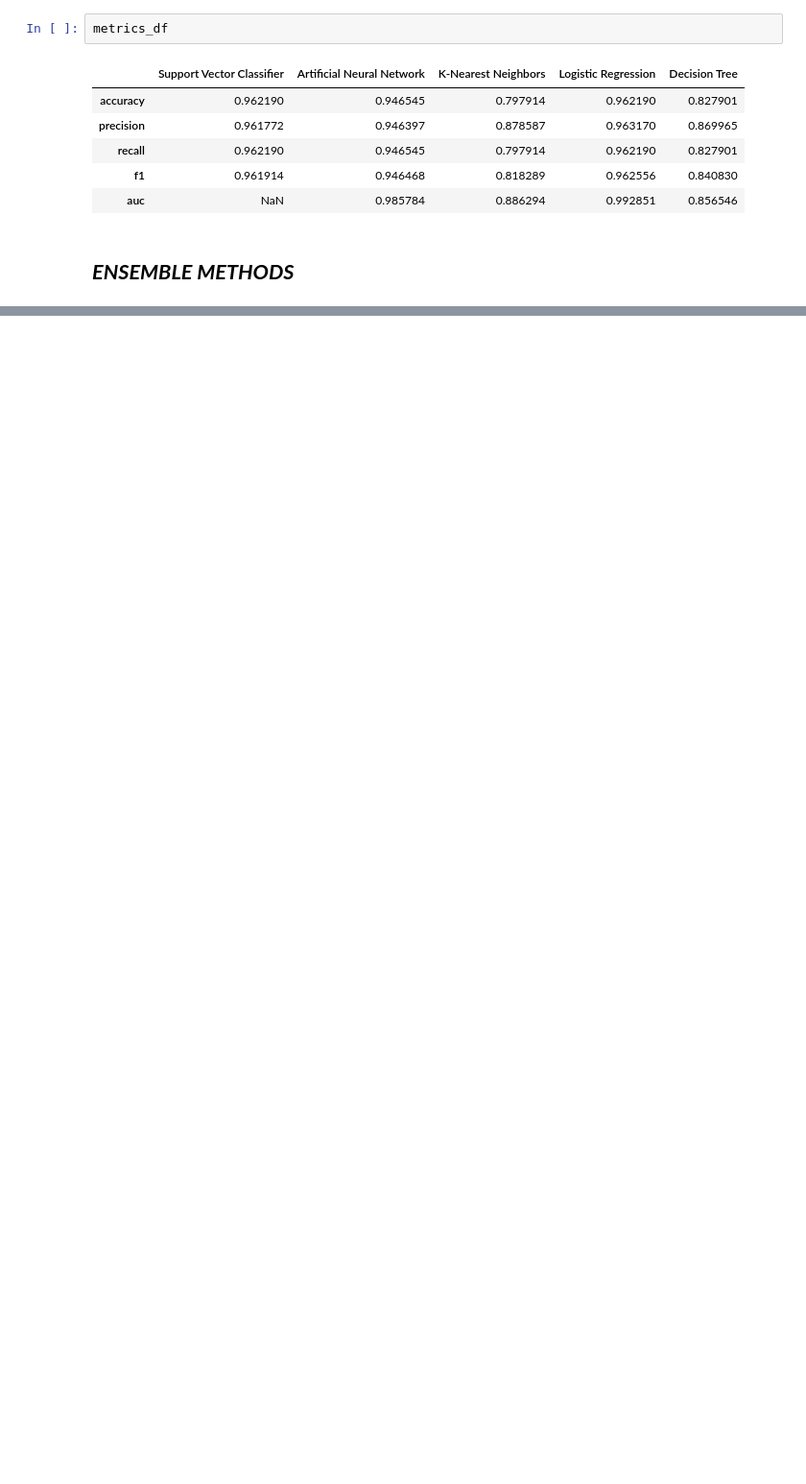
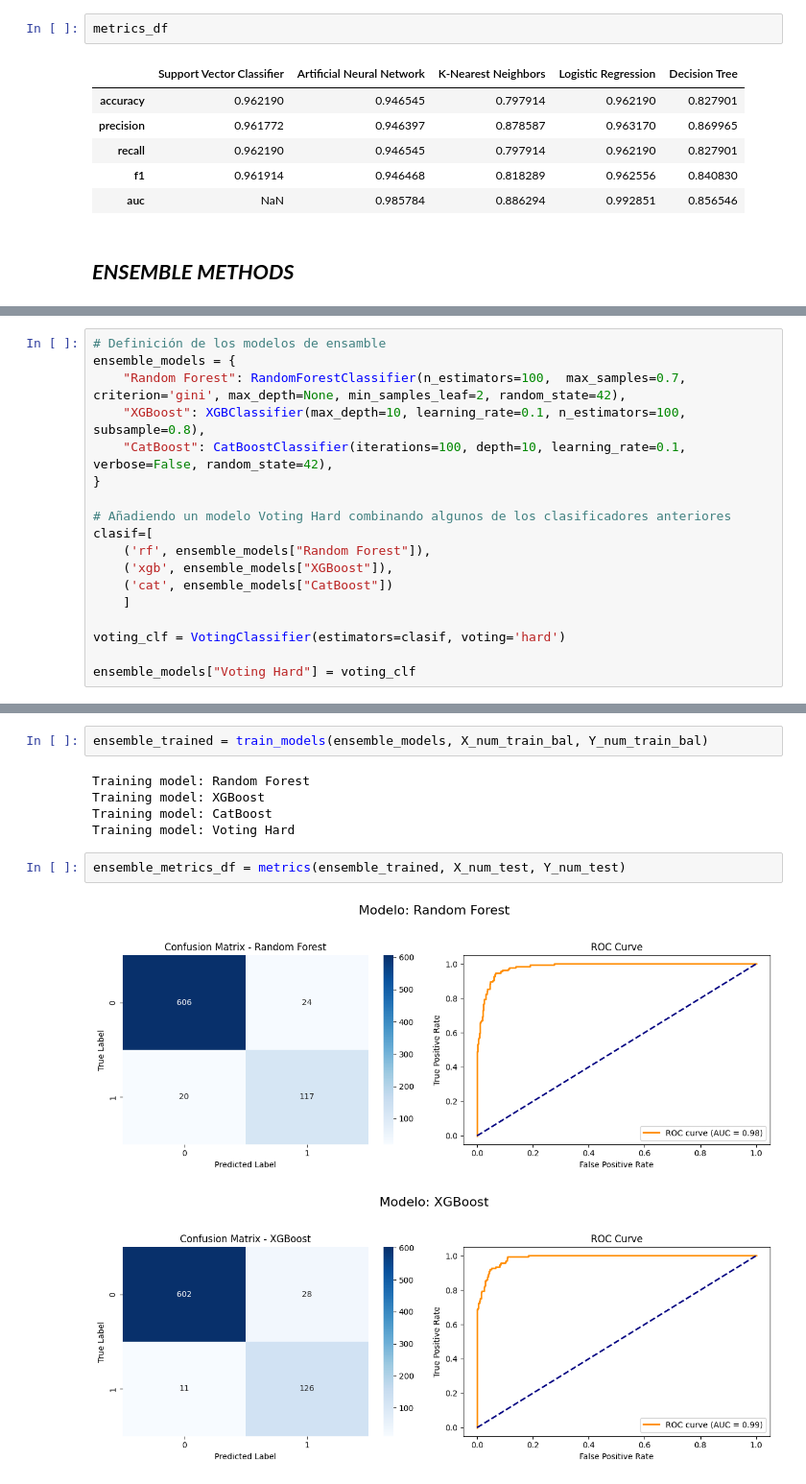
Before and after one commit to simon2326/Depression-Risk-Analysis, a Jupyter notebook: Modeling-Evaluation/modeling.ipynb, the cells around one changed output, grey strips where cells are left out. Shown at 96% size. Cells and saved outputs as stored; diff of their text form; blank space fills up the shorter version.

Commit message:
Ensemble Methods Addition

```diff
--- a/Modeling-Evaluation/modeling.ipynb
+++ b/Modeling-Evaluation/modeling.ipynb
@@ -290,0 +314,18 @@ metrics_df
+# %%
+# Definición de los modelos de ensamble
+ensemble_models = {
+    "Random Forest": RandomForestClassifier(n_estimators=100,  max_samples=0.7, criterion='gini', max_depth=None, min_samples_leaf=2, random_state=42),
+    "XGBoost": XGBClassifier(max_depth=10, learning_rate=0.1, n_estimators=100, subsample=0.8),
+    "CatBoost": CatBoostClassifier(iterations=100, depth=10, learning_rate=0.1, verbose=False, random_state=42),
+}
+
+# Añadiendo un modelo Voting Hard combinando algunos de los clasificadores anteriores
+clasif=[
+    ('rf', ensemble_models["Random Forest"]),
+    ('xgb', ensemble_models["XGBoost"]),
+    ('cat', ensemble_models["CatBoost"])
+    ]
+
+voting_clf = VotingClassifier(estimators=clasif, voting='hard')
+
+ensemble_models["Voting Hard"] = voting_clf
@@ -290,0 +364,12 @@ metrics_df
+# %%
+ensemble_trained = train_models(ensemble_models, X_num_train_bal, Y_num_train_bal)
+# %% [output]
+Training model: Random Forest
+Training model: XGBoost
+Training model: CatBoost
+Training model: Voting Hard
+# %%
+ensemble_metrics_df = metrics(ensemble_trained, X_num_test, Y_num_test)
+# %% [output]
+[figure, added]
+[figure, added]
```
Also changed, not shown: parts of 14 cells of this notebook, 4 other files.
